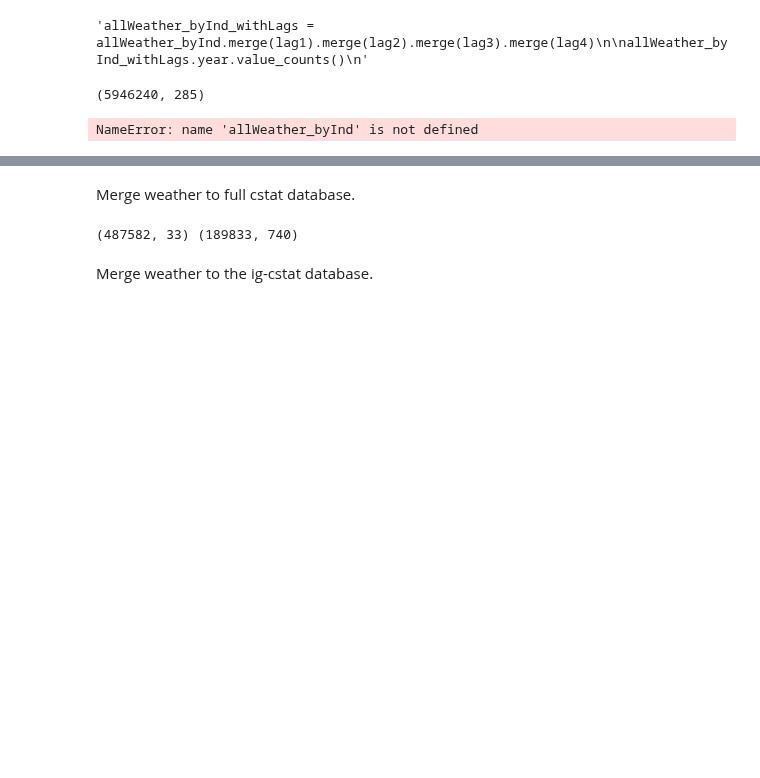
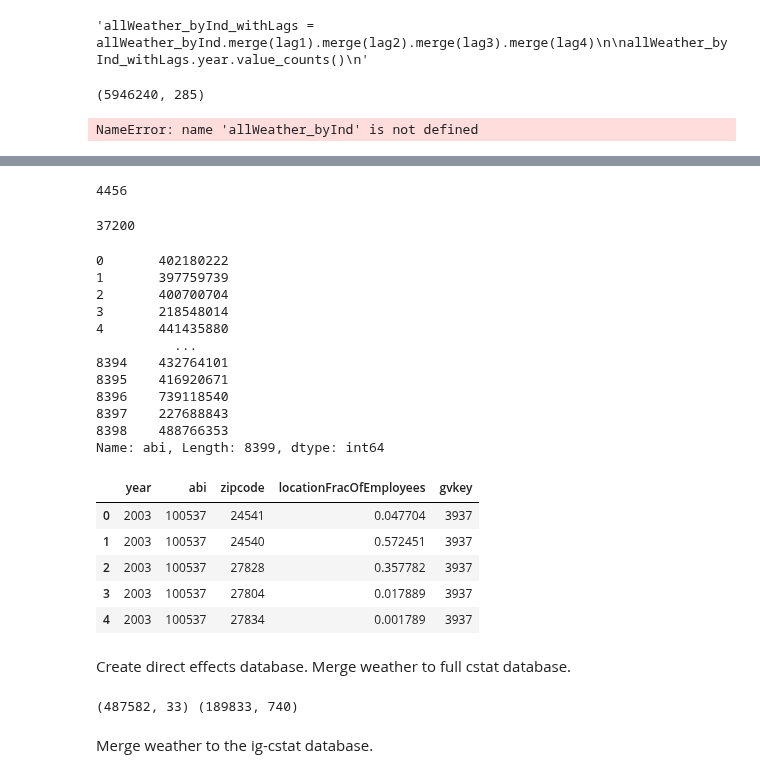
Before and after one commit to brianreed21/extremes, a Jupyter notebook: extremesCleaningCode/linkingExecute.ipynb, the cells around one changed output, grey strips where cells are left out. Cells and saved outputs as stored; diff of their text form; code cells hidden in the pictures; blank space fills up the shorter version.

Commit message:
clean status before merging in stock data and employment weights for establishments

```diff
--- a/extremesCleaningCode/linkingExecute.ipynb
+++ b/extremesCleaningCode/linkingExecute.ipynb
@@ -442,0 +529,48 @@ NameError: name 'allWeather_byInd' is not defined
+# %%
+len(averages.zipcode.unique())
+# %% [output]
+4456
+# %%
+len(fractions.zipcode.unique())
+# %% [output]
+37200
+# %%
+fractions = pd.read_csv('../../data/companyData/fractionEmployees_byEstablishment.csv').\
+    drop(columns = {"Unnamed: 0", 'latitude','longitude'}).rename(columns = {'archive_version_year': 'year',
+                                                    'parent_number': 'abi'})
+
+fractions['year']    = fractions.year.astype('int64')
+fractions['zipcode'] = fractions.zipcode.astype('int64')
+fractions.head()
+
+gvKey_abiLinkingTable = pd.read_csv('../../data/companyData/linkingTable.csv').drop(columns = ['Unnamed: 0'])
+
+print(gvKey_abiLinkingTable.abi)
+
+gvKey_abiLinkingTable.head()
+
+fractions = fractions[['year','abi','zipcode','locationFracOfEmployees']].merge(gvKey_abiLinkingTable[['abi','gvkey']])
+
+fractions = fractions.astype({'year':       'category',
+                           'zipcode':    'category'})
+
+fractions.head()
+# %% [output]
+0       402180222
+1       397759739
+2       400700704
+3       218548014
+4       441435880
+          ...
+8394    432764101
+8395    416920671
+8396    739118540
+8397    227688843
+8398    488766353
+Name: abi, Length: 8399, dtype: int64
+|  | year | abi | zipcode | locationFracOfEmployees | gvkey |
+| 0 | 2003 | 100537 | 24541 | 0.047704 | 3937 |
+| 1 | 2003 | 100537 | 24540 | 0.572451 | 3937 |
+| 2 | 2003 | 100537 | 27828 | 0.357782 | 3937 |
+| 3 | 2003 | 100537 | 27804 | 0.017889 | 3937 |
+| 4 | 2003 | 100537 | 27834 | 0.001789 | 3937 |
@@ -443,5 +581,5 @@ NameError: name 'allWeather_byInd' is not defined
 # %% [markdown]
-Merge weather to full cstat database.
+Create direct effects database. Merge weather to full cstat database.
 # %%
 # changes['zipcode']  = changes['zipcode'].astype('int64')
 changesWithWeather = changes.merge(allWeather_withLags).merge(allWeather_byInd_withLags).merge(averages)
```
Also changed, not shown: parts of 17 cells of this notebook, 2 other files.
